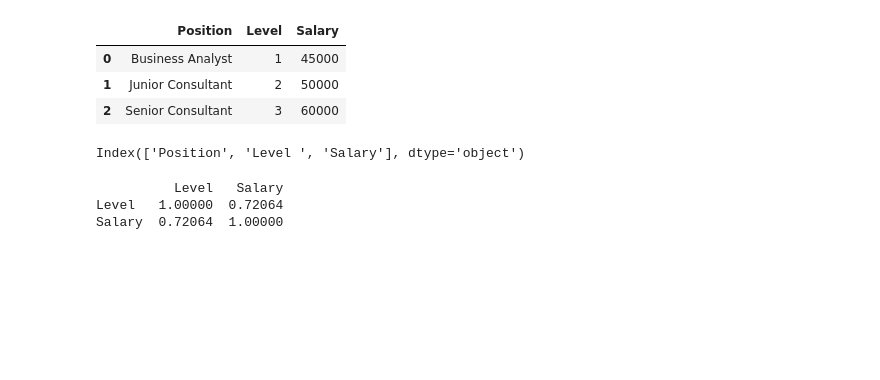
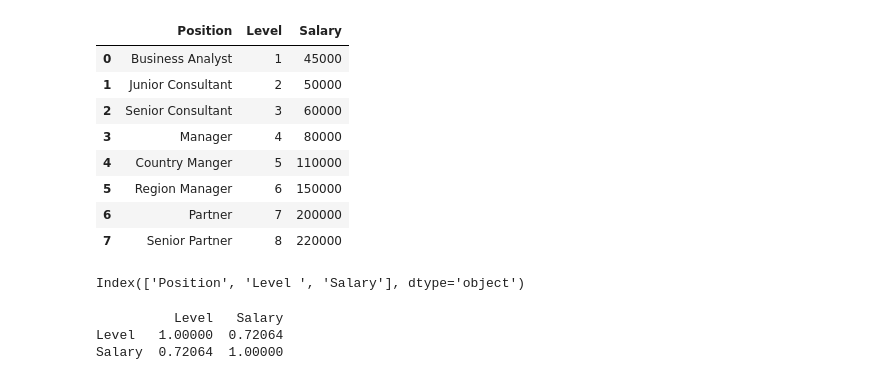
Before and after one commit to Prashantkumar95/Machine-learning, a Jupyter notebook: polynomialRegression.ipynb, the cells around one changed output. Saved outputs shown, nothing was run; the diff lists cells and outputs as text; code cells hidden in the pictures; blank space fills up the shorter version.

```diff
--- a/polynomialRegression.ipynb
+++ b/polynomialRegression.ipynb
@@ -5,12 +5,17 @@ import matplotlib.pyplot as plt
 from sklearn.model_selection import train_test_split
 # %%
 dataset=pd.read_csv("salary.csv")
-dataset.head(3)
+dataset.head(8)
 # %% [output]
 |  | Position | Level | Salary |
 | 0 | Business Analyst | 1 | 45000 |
 | 1 | Junior Consultant | 2 | 50000 |
 | 2 | Senior Consultant | 3 | 60000 |
+| 3 | Manager | 4 | 80000 |
+| 4 | Country Manger | 5 | 110000 |
+| 5 | Region Manager | 6 | 150000 |
+| 6 | Partner | 7 | 200000 |
+| 7 | Senior Partner | 8 | 220000 |
 # %%
 print(dataset.columns)
 # %% [output]
```
Also changed, not shown: parts of 2 cells of this notebook, 1 other file.
